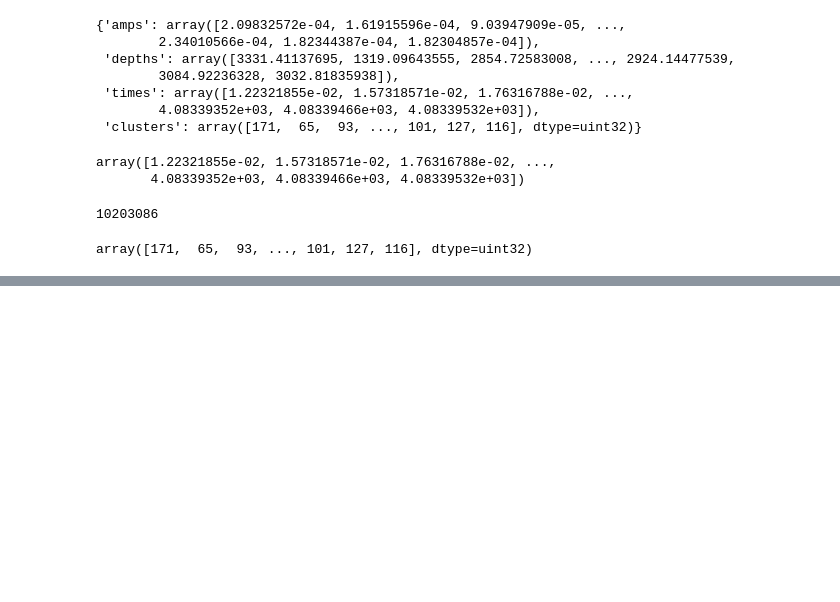
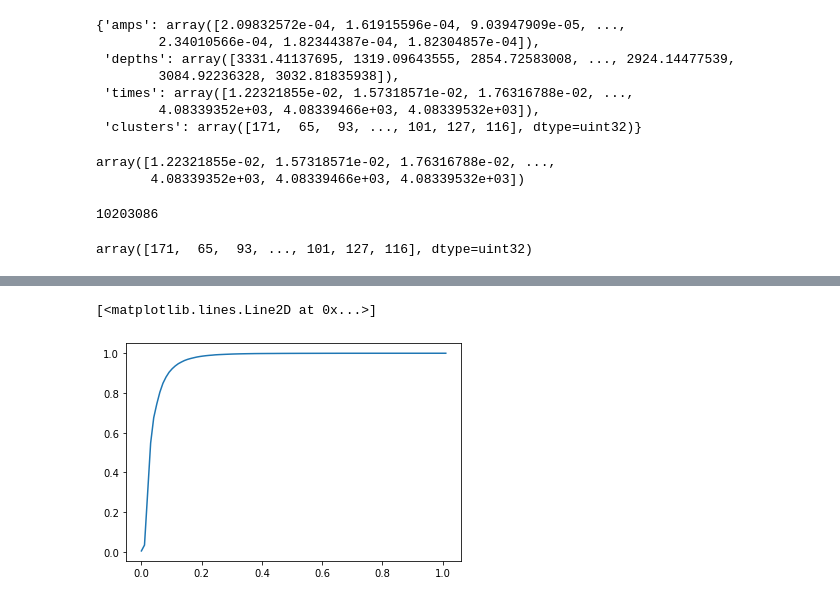
Before and after one commit to VirtualBrainLab/nptraj-ephys-server, a Jupyter notebook: pipeline/get_insertions_notebook.ipynb, the cells around one changed output, grey strips where cells are left out. Saved outputs shown, nothing was run; the diff lists cells and outputs as text; code cells hidden in the pictures; blank space fills up the shorter version.

```diff
--- a/pipeline/get_insertions_notebook.ipynb
+++ b/pipeline/get_insertions_notebook.ipynb
@@ -96,0 +155,5 @@ array([171,  65,  93, ..., 101, 127, 116], dtype=uint32)
+# %%
+plt.plot(bins[:100],np.cumsum(n_perc))
+# %% [output]
+[<matplotlib.lines.Line2D at 0x...>]
+[figure, added]
```
Also changed, not shown: parts of 12 cells of this notebook.
